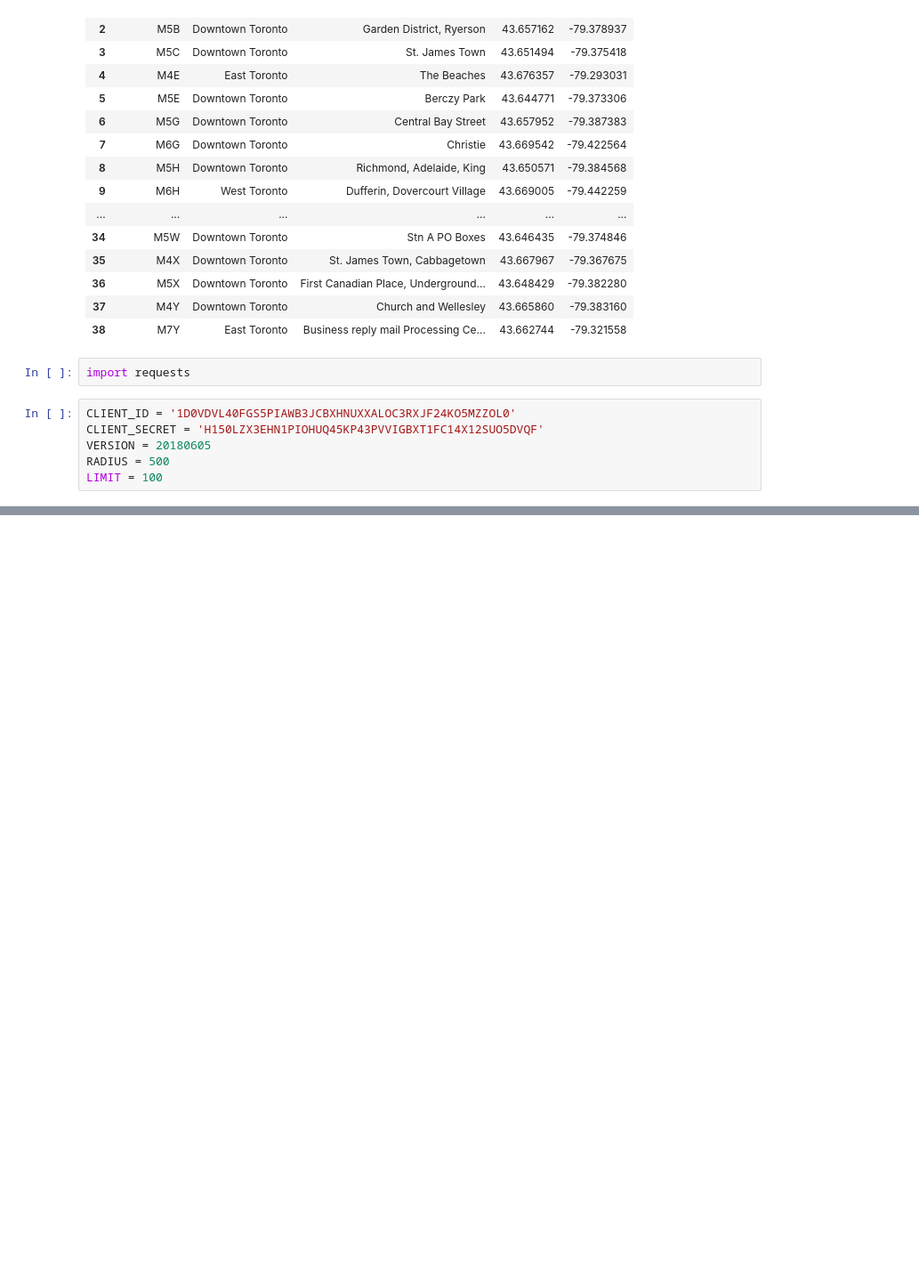
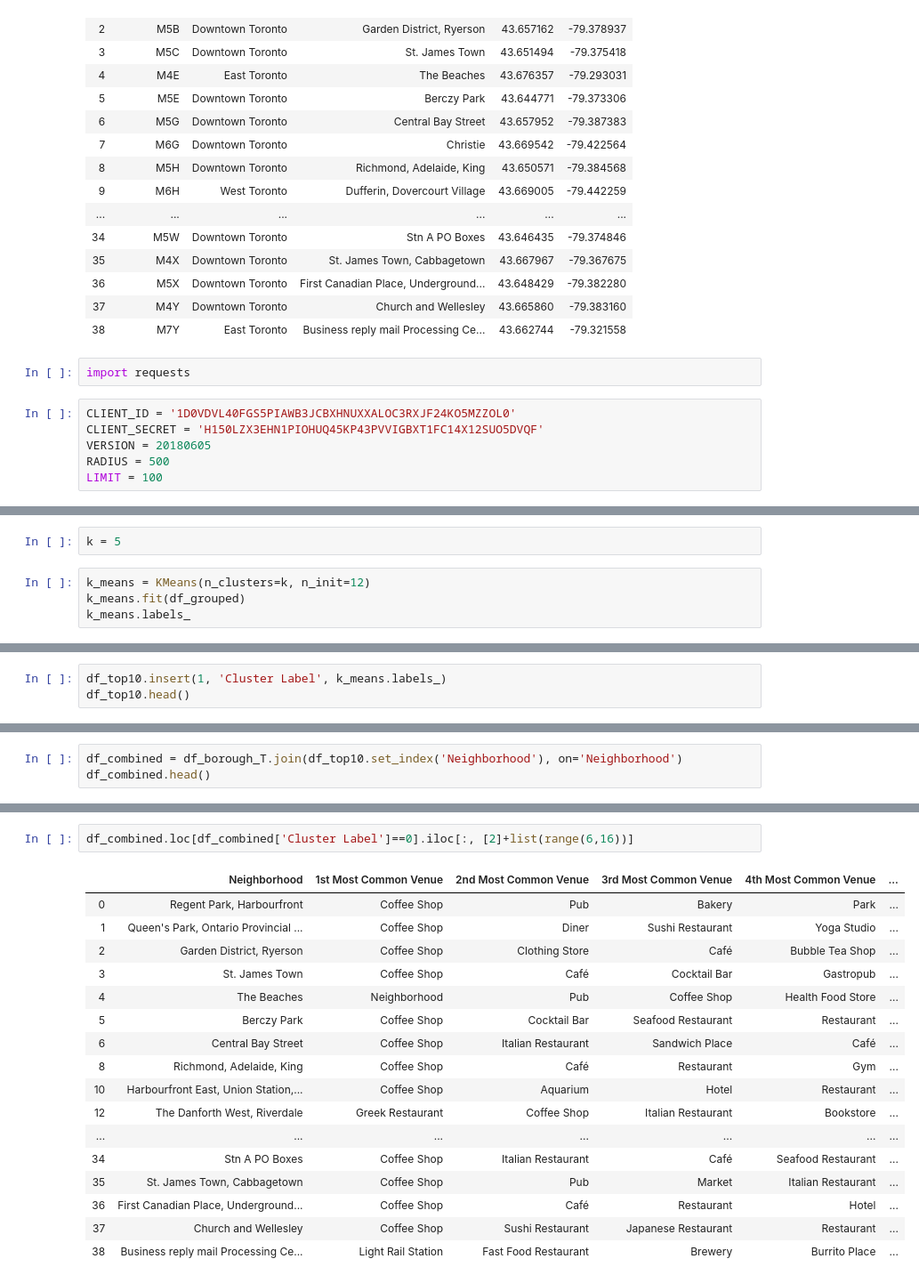
Before and after one commit to dingyan20/Coursera_Capstone, a Jupyter notebook: Segmenting and Clustering Neighborhoods in Toronto (3).ipynb, the cells around one changed output, grey strips where cells are left out. Shown at 89% size. Saved outputs shown, nothing was run; the diff lists cells and outputs as text; blank space fills up the shorter version.

```diff
--- a/Segmenting and Clustering Neighborhoods in Toronto (3).ipynb
+++ b/Segmenting and Clustering Neighborhoods in Toronto (3).ipynb
@@ -120,0 +190,6 @@ SSLError: HTTPSConnectionPool(host='api.foursquare.com', port=443): Max retries
+# %%
+k = 5
+# %%
+k_means = KMeans(n_clusters=k, n_init=12)
+k_means.fit(df_grouped)
+k_means.labels_
@@ -120,0 +199,3 @@ SSLError: HTTPSConnectionPool(host='api.foursquare.com', port=443): Max retries
+# %%
+df_top10.insert(1, 'Cluster Label', k_means.labels_)
+df_top10.head()
@@ -120,0 +209,3 @@ SSLError: HTTPSConnectionPool(host='api.foursquare.com', port=443): Max retries
+# %%
+df_combined = df_borough_T.join(df_top10.set_index('Neighborhood'), on='Neighborhood')
+df_combined.head()
@@ -120,0 +256,20 @@ SSLError: HTTPSConnectionPool(host='api.foursquare.com', port=443): Max retries
+# %%
+df_combined.loc[df_combined['Cluster Label']==0].iloc[:, [2]+list(range(6,16))]
+# %% [output]
+|  | Neighborhood | 1st Most Common Venue | 2nd Most Common Venue | 3rd Most Common Venue | 4th Most Common Venue | ... |
+| 0 | Regent Park, Harbourfront | Coffee Shop | Pub | Bakery | Park | ... |
+| 1 | Queen's Park, Ontario Provincial ... | Coffee Shop | Diner | Sushi Restaurant | Yoga Studio | ... |
+| 2 | Garden District, Ryerson | Coffee Shop | Clothing Store | Café | Bubble Tea Shop | ... |
+| 3 | St. James Town | Coffee Shop | Café | Cocktail Bar | Gastropub | ... |
+| 4 | The Beaches | Neighborhood | Pub | Coffee Shop | Health Food Store | ... |
+| 5 | Berczy Park | Coffee Shop | Cocktail Bar | Seafood Restaurant | Restaurant | ... |
+| 6 | Central Bay Street | Coffee Shop | Italian Restaurant | Sandwich Place | Café | ... |
+| 8 | Richmond, Adelaide, King | Coffee Shop | Café | Restaurant | Gym | ... |
+| 10 | Harbourfront East, Union Station,... | Coffee Shop | Aquarium | Hotel | Restaurant | ... |
+| 12 | The Danforth West, Riverdale | Greek Restaurant | Coffee Shop | Italian Restaurant | Bookstore | ... |
+| ... | ... | ... | ... | ... | ... | ... |
+| 34 | Stn A PO Boxes | Coffee Shop | Italian Restaurant | Café | Seafood Restaurant | ... |
+| 35 | St. James Town, Cabbagetown | Coffee Shop | Pub | Market | Italian Restaurant | ... |
+| 36 | First Canadian Place, Underground... | Coffee Shop | Café | Restaurant | Hotel | ... |
+| 37 | Church and Wellesley | Coffee Shop | Sushi Restaurant | Japanese Restaurant | Restaurant | ... |
+| 38 | Business reply mail Processing Ce... | Light Rail Station | Fast Food Restaurant | Brewery | Burrito Place | ... |
```
Also changed, not shown: parts of 20 cells of this notebook.
